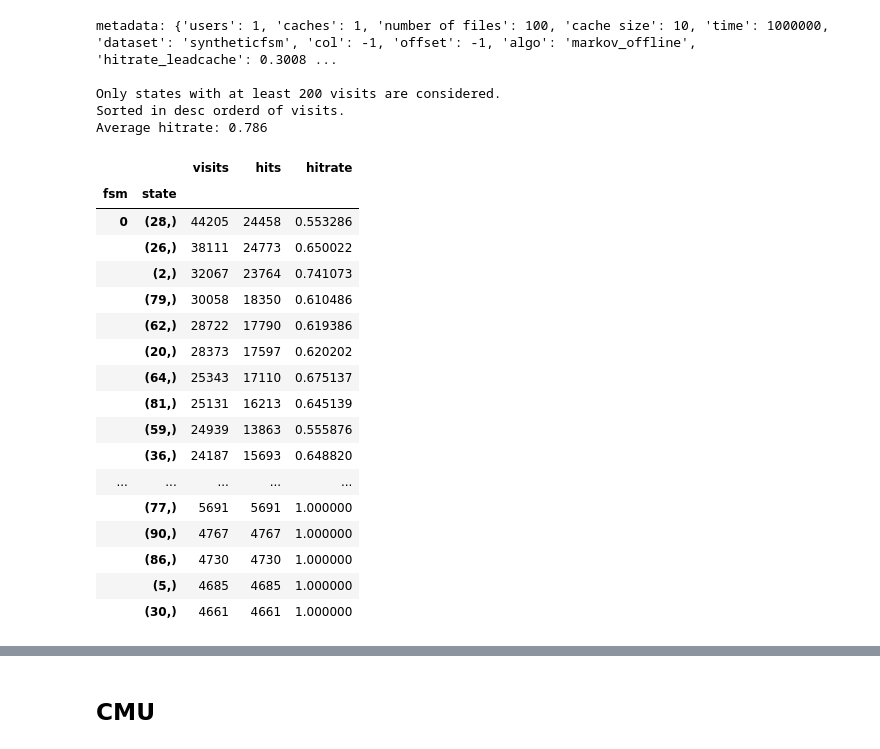
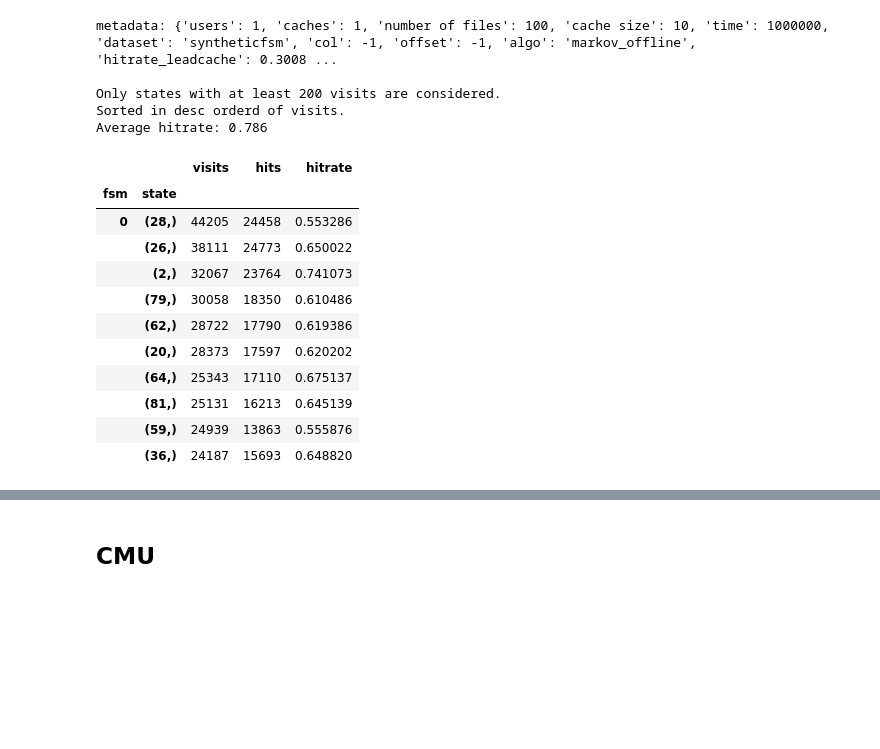
Before and after one commit to AtivJoshi/UniversalCaching, a Jupyter notebook: results.ipynb, the cells around one changed output, grey strips where cells are left out. Cells and saved outputs as stored; diff of their text form; code cells hidden in the pictures; blank space fills up the shorter version.

Commit message:
Code and results for data generated by fsm

```diff
--- a/results.ipynb
+++ b/results.ipynb
@@ -6,4 +8,5 @@ pd.set_option('display.max_rows', None)
 # %%
+# file request at each state is generated uniformly at random
 with pd.HDFStore('data/syntheticfsm/syntheticfsm_col-1_iplc_multifsm_u1_c1_t1000000_d1_f100_04_17_22_04_04.h5') as storage:
     df = storage['df']
     metadata = storage.get_storer('df').attrs.metadata
@@ -20,7 +23,7 @@ with pd.HDFStore('data/syntheticfsm/syntheticfsm_col-1_iplc_multifsm_u1_c1_t1000
     print(f'metadata: {metadata}\n')
     print(f'Only states with at least {cutoff} visits are considered.')
     print(f'Sorted in desc orderd of visits. \nAverage hitrate: {hitrate_filtered:0.3}')
-    df1
+    df1[:10]
 # %% [output]
 metadata: {'users': 1, 'caches': 1, 'number of files': 100, 'cache size': 10, 'time': 1000000, 'dataset': 'syntheticfsm', 'col': -1, 'offset': -1, 'algo': 'iplc', 'hitrate_leadcache': 0.300896, 'hitra ...
 
@@ -48,4 +45,5 @@ Average hitrate: 0.642
 # %%
+# file request at each state is generated uniformly at random
 with pd.HDFStore('data/syntheticfsm/syntheticfsm_col-1_markov_offline_multifsm_u1_c1_t1000000_d1_f100_04_17_21_24_20.h5') as storage:
     df = storage['df']
     metadata = storage.get_storer('df').attrs.metadata
@@ -53,38 +51,32 @@ with pd.HDFStore('data/syntheticfsm/syntheticfsm_col-1_markov_offline_multifsm_u
     # _=metadata.pop('col')
     # storage.get_storer('df').attrs.metadata=metadata
     _ = metadata.pop('network_graph')
 
     cutoff=200
     df1 = df.drop(df[df['visits'] < cutoff].index)
     hitrate_filtered=df1['hits'].sum()/df1['visits'].sum()
     df1.sort_values(by=['fsm','visits'], inplace=True, ascending=[True,False])
 
     print(f'metadata: {metadata}\n')
     print(f'Only states with at least {cutoff} visits are considered.')
     print(f'Sorted in desc orderd of visits. \nAverage hitrate: {hitrate_filtered:0.3}')
-    df1
+    df1[:10]
 # %% [output]
 metadata: {'users': 1, 'caches': 1, 'number of files': 100, 'cache size': 10, 'time': 1000000, 'dataset': 'syntheticfsm', 'col': -1, 'offset': -1, 'algo': 'markov_offline', 'hitrate_leadcache': 0.3008 ...
 
 Only states with at least 200 visits are considered.
 Sorted in desc orderd of visits.
 Average hitrate: 0.786
 |  |  | visits | hits | hitrate |
 | fsm | state |  |  |  |
 | 0 | (28,) | 44205 | 24458 | 0.553286 |
 |  | (26,) | 38111 | 24773 | 0.650022 |
 |  | (2,) | 32067 | 23764 | 0.741073 |
 |  | (79,) | 30058 | 18350 | 0.610486 |
 |  | (62,) | 28722 | 17790 | 0.619386 |
 |  | (20,) | 28373 | 17597 | 0.620202 |
 |  | (64,) | 25343 | 17110 | 0.675137 |
 |  | (81,) | 25131 | 16213 | 0.645139 |
 |  | (59,) | 24939 | 13863 | 0.555876 |
 |  | (36,) | 24187 | 15693 | 0.648820 |
-| ... | ... | ... | ... | ... |
-|  | (77,) | 5691 | 5691 | 1.000000 |
-|  | (90,) | 4767 | 4767 | 1.000000 |
-|  | (86,) | 4730 | 4730 | 1.000000 |
-|  | (5,) | 4685 | 4685 | 1.000000 |
-|  | (30,) | 4661 | 4661 | 1.000000 |
 # %%
```
Also changed, not shown: parts of 4 cells of this notebook, 1 other file.
